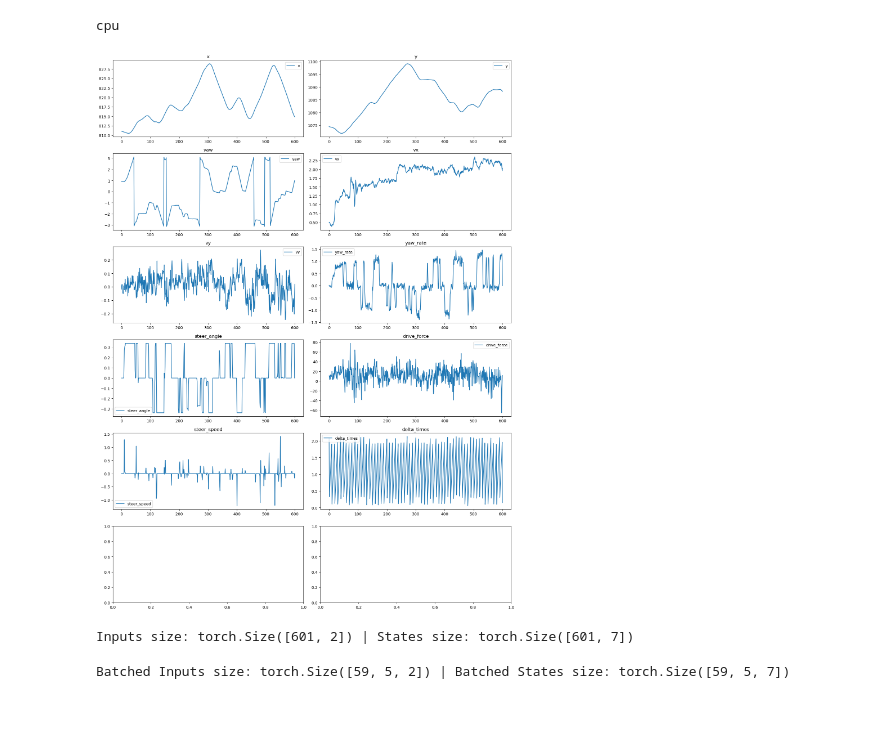
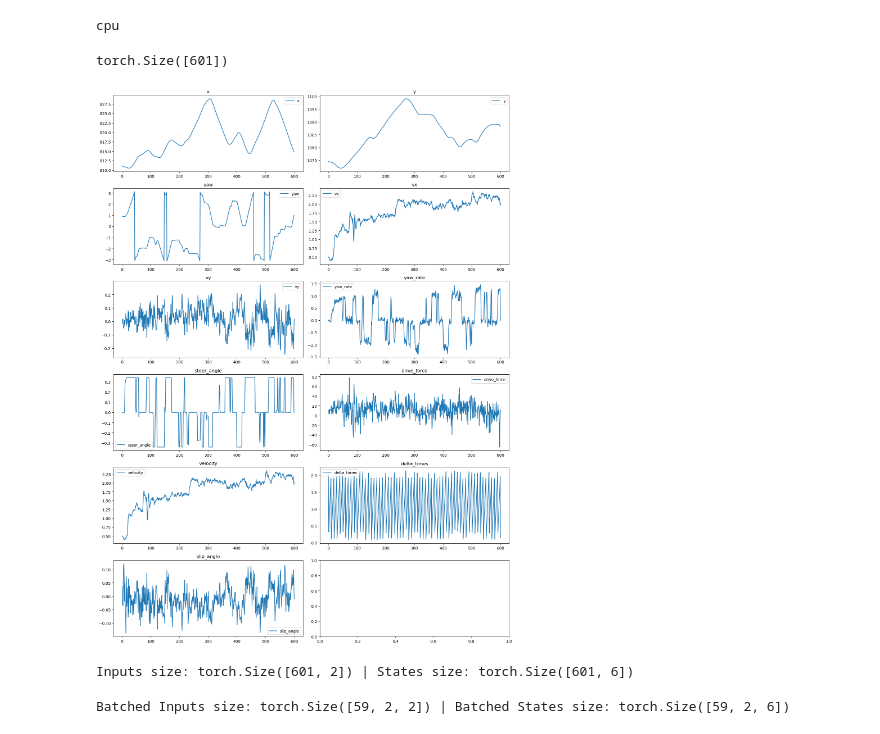
Before and after one commit to nandantumu/PIT, a Jupyter notebook: bin/ModelFitting.ipynb, the cells around one changed output. Cells and saved outputs as stored; diff of their text form; code cells hidden in the pictures.

Commit message:
single track updates

```diff
--- a/bin/ModelFitting.ipynb
+++ b/bin/ModelFitting.ipynb
@@ -5,6 +5,7 @@ from torch import nn
 import numpy as np
 
 from pit.dynamics.dynamic_bicycle import DynamicBicycle
+from pit.dynamics.single_track import SingleTrack
 from pit.parameters import NormalParameterGroup, CovariantNormalParameterGroup, PointParameterGroup
 from pit.integration import Euler, RK4
 
@@ -24,7 +25,7 @@ friction = '1-1'  # '1-1' - mu_x = 1.1, '0-7' - mu_x = 0.7
 # with open('dataset_%s_%s_lap%s.json' % (friction, map_name, lap_number), 'r') as f:
 #     data = json.load(f)
 
-with open('output_data_1.json', 'r') as f:
+with open('output_data.json', 'r') as f:
      data = json.load(f)
 # %% [output]
 cpu
@@ -38,7 +39,7 @@ yaw = torch.tensor(data['yaw'][200:801])
 yaw_rate = torch.tensor(data['yaw_rate'][200:801])
 steer_angle = torch.tensor(data['steer_angle'][200:801])
 drive_force = torch.tensor(data['drive_force'][200:801])
-steer_speed = torch.tensor(data['steer_speed'][200:801])
+# steer_speed = torch.tensor(data['steer_speed'][200:801])
 delta_times = torch.tensor(data['dt'][200:801])
 
 vx = torch.tensor(data['untranslated_vx'][200:801])
@@ -46,10 +47,21 @@ vy = torch.tensor(data['untranslated_vy'][200:801])
 
 vy = -1 * vy
 vx = -1 * vx
+
+#Get the velocity array from vx and vy
+v = torch.norm(torch.stack([vx, vy], dim=0), dim=0)
+# v = np.linalg.norm(np.hstack([vx, vy]))
+print(v.shape)
+
+#Get the slip angle array from vx and vy
+slip_angle = torch.atan2(vy, vx)
+slip_angle = -1 * slip_angle
 # try:
 #     delta_times = torch.tensor(data['dt'])
 # except KeyError:
 #     delta_times = time[1:] - time[:-1]
+# %% [output]
+torch.Size([601])
 # %%
 # Plot each tensor
 fig, axs = plt.subplots(6, 2, figsize=(15, 20))
@@ -78,57 +90,60 @@ axs[2, 0].set_title('vy')
 axs[2, 0].legend()
 
 axs[2, 1].plot(yaw_rate.numpy(), label='yaw_rate')
 axs[2, 1].set_title('yaw_rate')
 axs[2, 1].legend()
 
 # Plot steer_angle and drive_force
 axs[3, 0].plot(steer_angle.numpy(), label='steer_angle')
 axs[3, 0].set_title('steer_angle')
 axs[3, 0].legend()
 
 axs[3, 1].plot(drive_force.numpy(), label='drive_force')
 axs[3, 1].set_title('drive_force')
 axs[3, 1].legend()
 
-# Plot steer_speed and delta_times
-axs[4, 0].plot(steer_speed.numpy(), label='steer_speed')
-axs[4, 0].set_title('steer_speed')
+# # Plot steer_speed and delta_times
+axs[4, 0].plot(v.numpy(), label='velocity')
+axs[4, 0].set_title('velocity')
 axs[4, 0].legend()
 
 axs[4, 1].plot(delta_times.numpy(), label='delta_times')
 axs[4, 1].set_title('delta_times')
 axs[4, 1].legend()
 
-# axs[5, 0].plot(untranslated_vx.numpy(), label='untranslated_vx')
-# axs[5, 0].set_title('untranslated_vx')
-# axs[5, 0].legend()
+axs[5, 0].plot(slip_angle.numpy(), label='slip_angle')
+axs[5, 0].set_title('slip_angle')
+axs[5, 0].legend()
 
 # axs[5, 1].plot(untranslated_vy.numpy(), label='untranslated_vy')
 # axs[5, 1].set_title('untranslated_vy')
 # axs[5, 1].legend()
 
 # Show the plots
 plt.tight_layout()
 plt.show()
 # %% [output]
-[figure, old version]
+[figure, new version]
 # %%
-# %%
-initial_state = torch.tensor([x[0],y[0],yaw[0],vx[0],vy[0],yaw_rate[0],steer_angle[0]]).to(DEVICE)
-control_inputs = torch.vstack([drive_force, steer_speed]).T
+# # state = [X Y V YAW YAW_RATE SLIP_ANGLE]
+# initial_state = torch.tensor([x[0],y[0],yaw[0],vx[0],vy[0],yaw_rate[0],steer_angle[0]]).to(DEVICE)
+
+initial_state = torch.tensor([x[0],y[0],v[0],yaw[0],yaw_rate[0],steer_angle[0]]).to(DEVICE)
+control_inputs = torch.vstack([drive_force, steer_angle]).T
 control_inputs = control_inputs.contiguous().to(DEVICE)
-output_states = torch.vstack([x, y, yaw, vx, vy, yaw_rate, steer_angle]).T
+# output_states = torch.vstack([x, y, yaw, vx, vy, yaw_rate, steer_angle]).T
+output_states = torch.vstack([x, y, v, yaw, yaw_rate, steer_angle]).T
 target_states = output_states#[1:]
 target_states = target_states.contiguous().to(DEVICE)
 
 
 print(f"Inputs size: {control_inputs.shape} | States size: {target_states.shape}")
 # %% [output]
-Inputs size: torch.Size([601, 2]) | States size: torch.Size([601, 7])
+Inputs size: torch.Size([601, 2]) | States size: torch.Size([601, 6])
 # %%
 # %%
 STEP_SIZE=10
-TICKS_IN_STEP=5
+TICKS_IN_STEP=2
 state_dims = initial_state.shape[0]
 input_dims = control_inputs.shape[-1]
 total_steps = (control_inputs.shape[0]-TICKS_IN_STEP-1)//STEP_SIZE
@@ -146,7 +161,7 @@ for step in range(total_steps):
 
 print(f"Batched Inputs size: {batched_control_inputs.shape} | Batched States size: {batched_target_states.shape}")
 # %% [output]
-Batched Inputs size: torch.Size([59, 5, 2]) | Batched States size: torch.Size([59, 5, 7])
+Batched Inputs size: torch.Size([59, 2, 2]) | Batched States size: torch.Size([59, 2, 6])
 # %%
 # %%
 dataset = torch.utils.data.TensorDataset(batched_initial_states, batched_control_inputs, batched_target_states, batched_delta_time)
```
Also changed, not shown: parts of 8 cells of this notebook, 2 other files.
